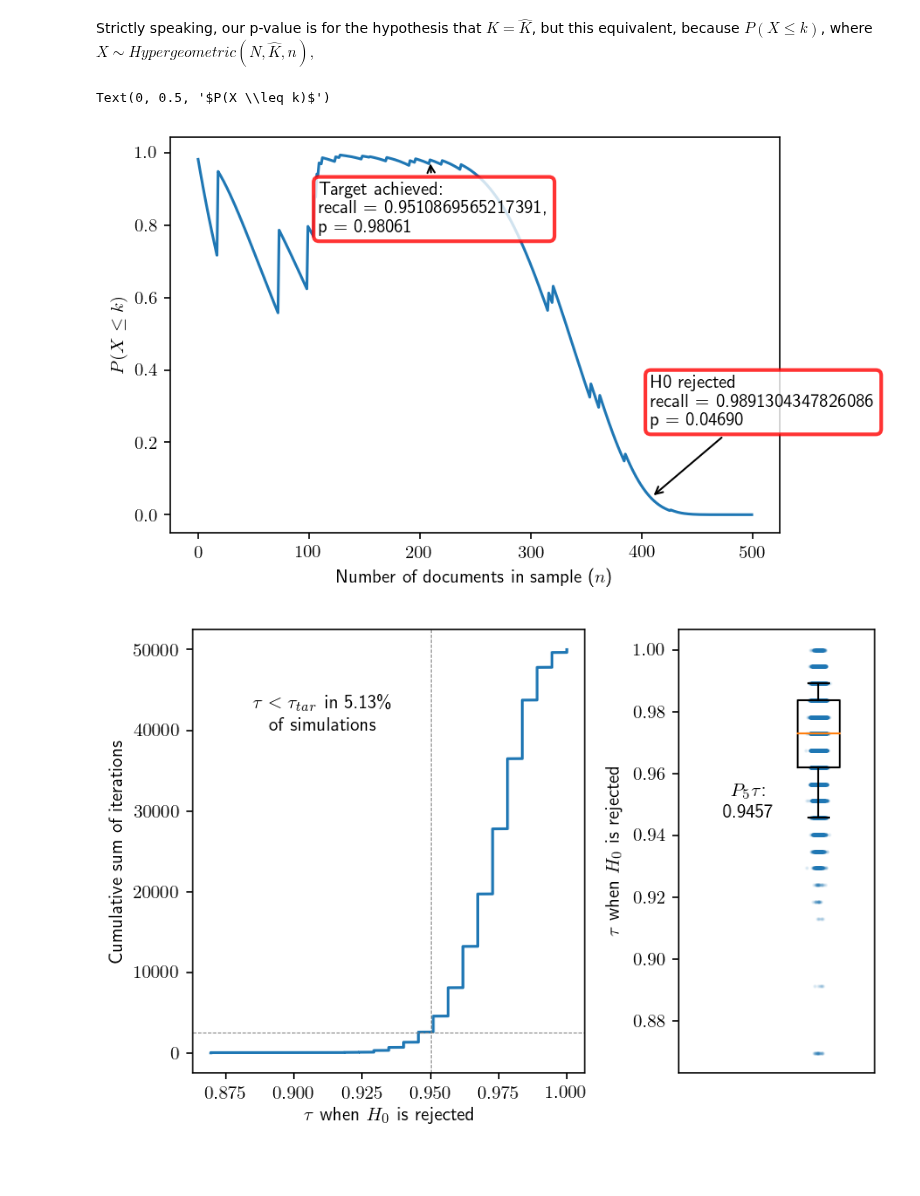
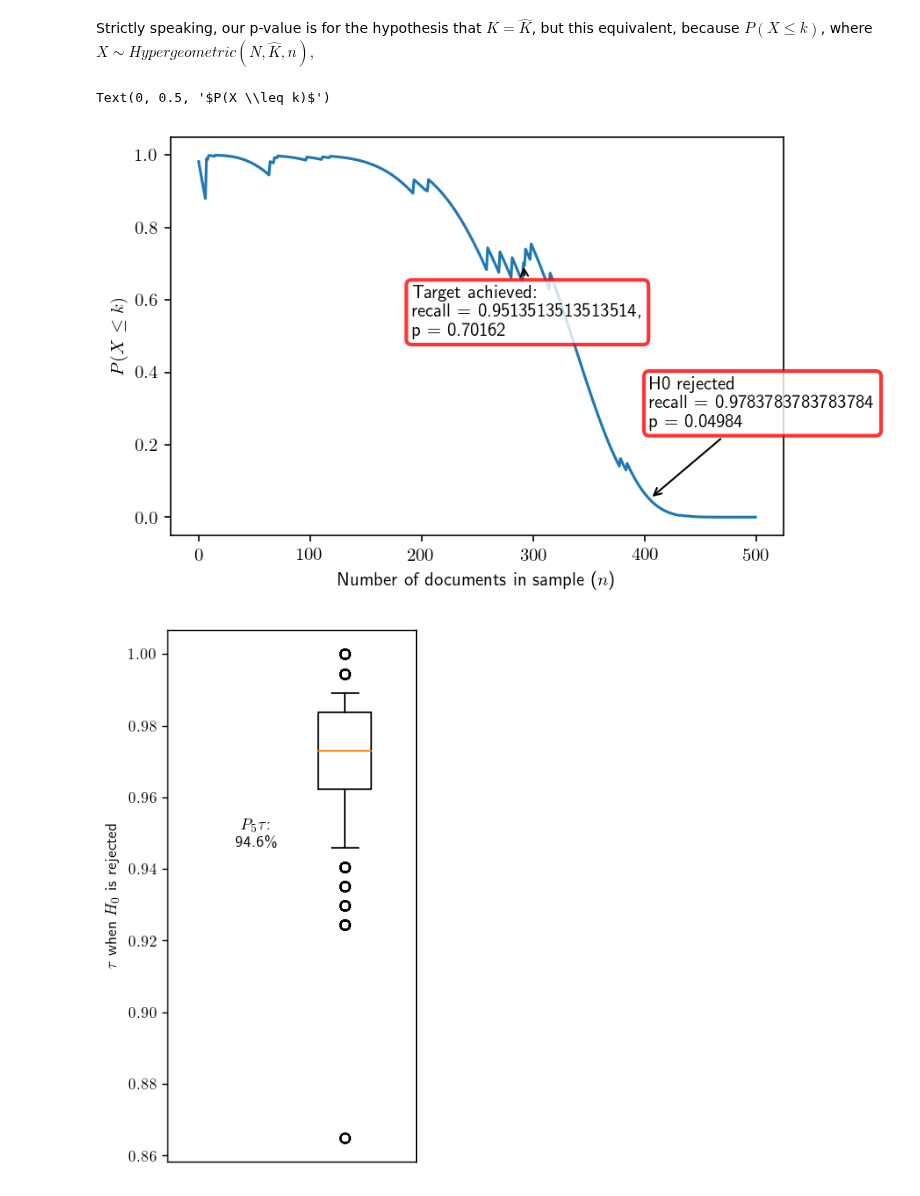
Before and after one commit to mcallaghan/rapid-screening, a Jupyter notebook: analysis/hyper_criteria_theory.ipynb, the cells around one changed output. Saved outputs shown, nothing was run; the diff lists cells and outputs as text; code cells hidden in the pictures; blank space fills up the shorter version.

```diff
--- a/analysis/hyper_criteria_theory.ipynb
+++ b/analysis/hyper_criteria_theory.ipynb
@@ -36,7 +37,7 @@ $\tau$ is **Recall**, this is defined by the proportion of total **relevant** do
 We set these up with some hypothetical values, and define a function to estimate recall
 # %%
 N_T = 1000
-r_tot = 184
+r_tot = 185
 r_seen = 160
 
 def get_recall(r_seen, r_tot):
@@ -165,17 +164,18 @@ np.random.shuffle(sample)
 vec_get_K_hat = np.vectorize(get_K_hat)
 
 ## We can define a function for simulating drawing from this sample
-def draw_sample(x,sample,r_ML):
+def draw_sample(x,sample,r_ML,tau_target=0.95):
+    vec_get_K_hat = np.vectorize(get_K_hat)
     np.random.shuffle(sample) # each time we shuffle the sample
     r_seen = r_ML+sample.cumsum()
     tau = r_seen/r_tot
     K_hat = vec_get_K_hat(r_seen,tau_target,r_ML)
     # work out cumulative probabilites for the each value of k (sample.cumsum()) each value of K_hat, and each value of n (np.arange(1,N_s+1))
     p = hypergeom.cdf(sample.cumsum(), N_s, K_hat, np.arange(1,N_s+1))
-    i = np.argmax(tau>=tau_target) # The first iteration where we reach the target
-    target_achievement = {"tau":tau[i], "i":i,"p":p[i], "K_hat":K_hat[i]}
-    i = np.argmax(p<0.05)
-    H0_rejection = {"tau":tau[i], "i":i,"p":p[i], "K_hat":K_hat[i]}
+    target_it = np.argmax(tau>=tau_target) # The first iteration where we reach the target
+    target_achievement = {"tau":tau[target_it], "i":target_it,"p":p[target_it], "K_hat":K_hat[target_it]}
+    H0_it = np.argmax(p<0.05)
+    H0_rejection = {"tau":tau[H0_it], "i":H0_it,"p":p[H0_it], "K_hat":K_hat[H0_it]}
     return p, H0_rejection, target_achievement
 
 y, H0_rejection, target_achievement = draw_sample(0,sample,r_ML)
@@ -203,53 +203,39 @@ ax.set_xlabel("Number of documents in sample ($n$)")
 ax.set_ylabel("$P(X \leq k)$")
 # %% [output]
 Text(0, 0.5, '$P(X \\leq k)$')
-[figure, old version]
+[figure, new version]
 # %%
 # We can run 10 thousand random sample simulations, to see if our null hypothesis is rejected the right amount
-iterations = 50000
+iterations = 10000
 pool = multiprocessing.Pool(6) # (in parallel)
 y, h, t = zip(*pool.map(partial(draw_sample, sample=sample,r_ML=r_ML),range(iterations)))
 pool.terminate()
 # %%
 plt.close()
 H0_rejection_taus = np.array([x['tau'] for x in h])
 H0_rejection_taus.sort()
-fig = plt.figure(dpi=150)
-gs = gridspec.GridSpec(1,2,width_ratios=[2,1])
+fig,ax  = plt.subplots(dpi=125,figsize=(3,5))
 
-ax0 = plt.subplot(gs[0])
-ax0.plot(H0_rejection_taus,np.arange(len(H0_rejection_taus)))
-# The rate of failure is the percentage of cases in which we reject the Null hypothesis, although it is actually true
-failure = sum(H0_rejection_taus<.95)/iterations
-t = r"$\tau < \tau_{tar}$ in " + f"{failure:.2%}\n of simulations".replace("%","\%")
-xtent = ax0.get_xlim()[1]-ax0.get_xlim()[0]
-ax0.text(ax0.get_xlim()[0]+xtent*0.33, iterations*0.8,t,usetex=True,ha="center")
-
-ax0.set_xlabel(r'$\tau$ when $H_0$ is rejected')
-ax0.set_ylabel('Cumulative sum of iterations')
-
-ax0.axhline(iterations*0.05, lw=0.5,c="grey",ls="--")
-ax0.axvline(.95, lw=0.5,c="grey",ls="--")
 
 def rand_jitter(arr):
     stdev = .01*(max(arr)-min(arr))
     return arr + np.random.randn(len(arr)) * stdev
 
-ax1 = plt.subplot(gs[1])
-ax1.boxplot(H0_rejection_taus,whis=[5,95],showfliers=False)
-ax1.scatter(rand_jitter(np.zeros(iterations)+1+np.random.randn(iterations)*0.01),H0_rejection_taus,alpha=0.1,s=1)
-ax1.set_xticks([])
-ax1.set_xlim([0.5,1.2])
-ax1.set_ylabel(r'$\tau$ when $H_0$ is rejected')
+
+ax.boxplot(H0_rejection_taus,whis=[5,95])
+#ax.scatter(rand_jitter(np.zeros(iterations)+1+np.random.randn(iterations)*0.01),H0_rejection_taus,alpha=0.1,s=1)
+ax.set_xticks([])
+ax.set_xlim([0.5,1.2])
+ax.set_ylabel(r'$\tau$ when $H_0$ is rejected')
 
 q = np.quantile(H0_rejection_taus,0.05)
-t = "$P_5 \\tau $:\n" + f"{q:.4f}"
-ax1.text(0.75, q,t,usetex=True,ha="center")
+t = "$P_5 \\tau $:\n" + f"{q:.1%}".replace("%","\%")
+ax.text(0.75, q,t,usetex=True,ha="center")
 
 
 
 fig.tight_layout()
 
 plt.show()
 # %% [output]
-[figure, old version]
+[figure, new version]
```
Also changed, not shown: parts of 10 cells of this notebook, 3 other files.
